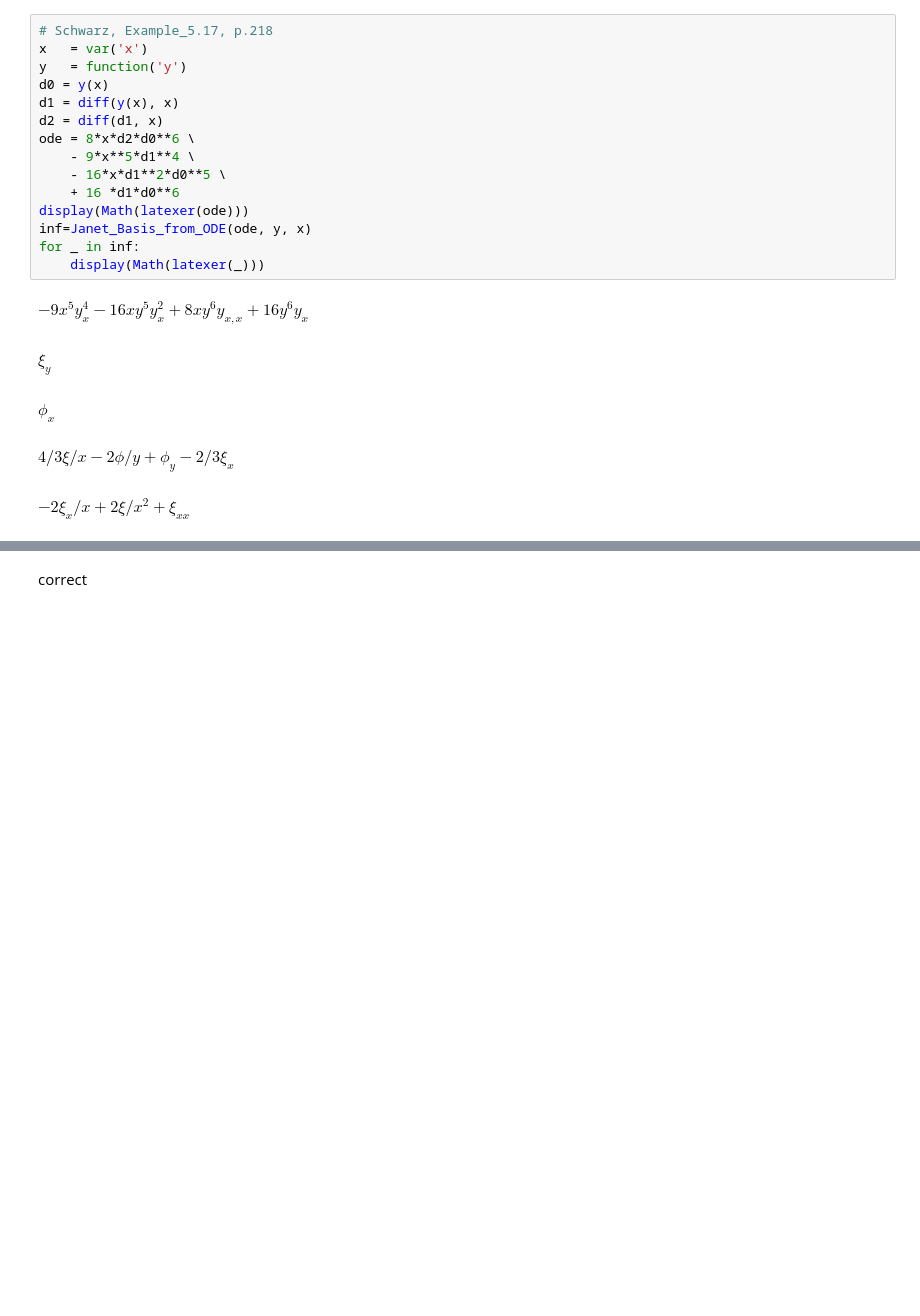
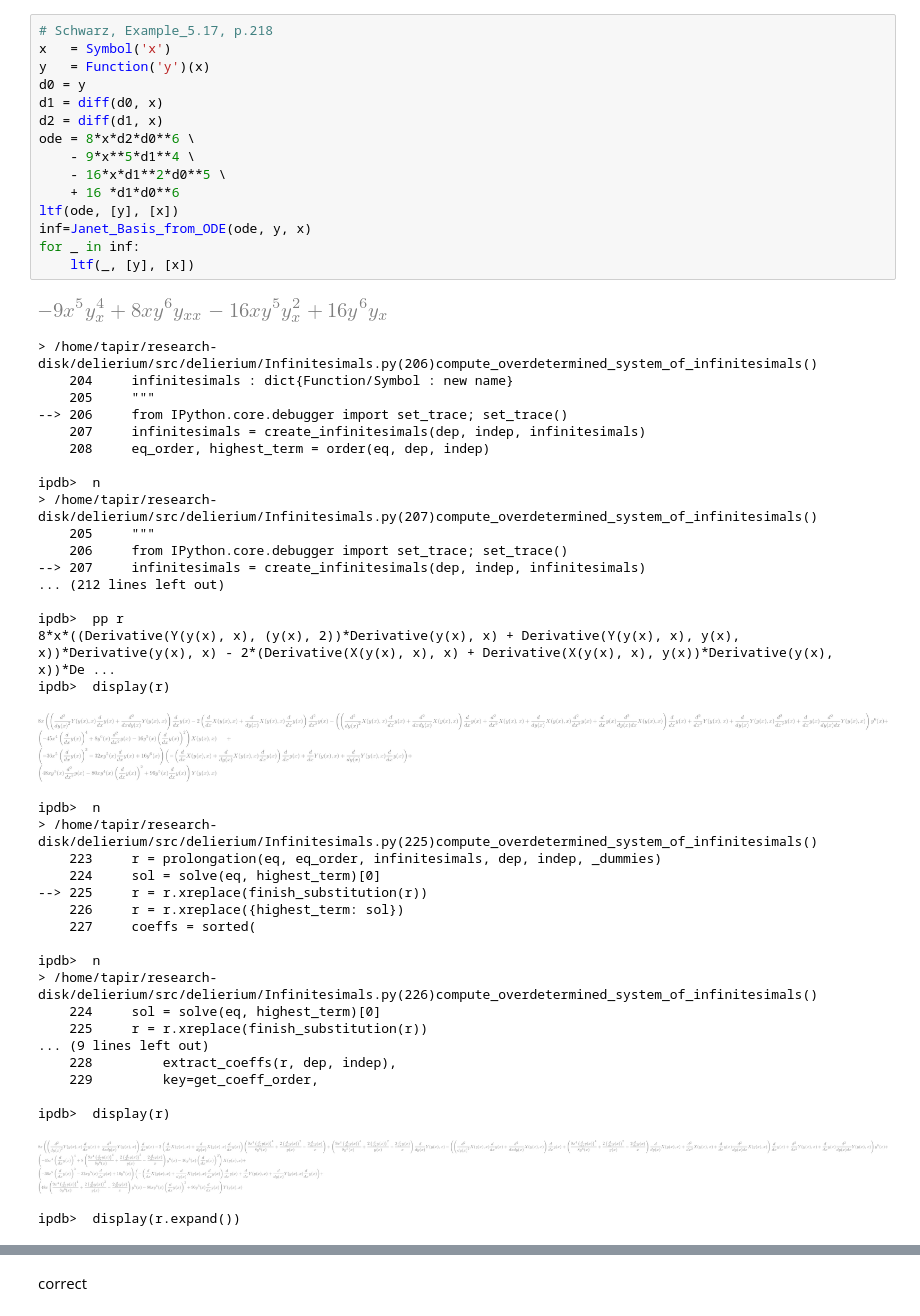
Before and after one commit to tapir442/delierium, a Jupyter notebook: notebooks/Schwarz/Schwarz_5.17.ipynb, the cells around one changed output, grey strips where cells are left out. Cells and saved outputs as stored; diff of their text form; blank space fills up the shorter version.

```diff
--- a/notebooks/Schwarz/Schwarz_5.17.ipynb
+++ b/notebooks/Schwarz/Schwarz_5.17.ipynb
@@ -11,21 +7,54 @@ from IPython.display import Math
 # %%
 # Schwarz, Example_5.17, p.218
-x   = var('x')
-y   = function('y')
-d0 = y(x)
-d1 = diff(y(x), x)
+x   = Symbol('x')
+y   = Function('y')(x)
+d0 = y
+d1 = diff(d0, x)
 d2 = diff(d1, x)
 ode = 8*x*d2*d0**6 \
     - 9*x**5*d1**4 \
     - 16*x*d1**2*d0**5 \
     + 16 *d1*d0**6
-display(Math(latexer(ode)))
+ltf(ode, [y], [x])
 inf=Janet_Basis_from_ODE(ode, y, x)
 for _ in inf:
-    display(Math(latexer(_)))
+    ltf(_, [y], [x])
 # %% [output]
-$\displaystyle -9 x^5 y_{x}^4 - 16 x y^5 y_{x}^2 + 8 x y^6 y_{x, x} + 16 y^6 y_{x}$
-$\displaystyle  \xi_{y}$
-$\displaystyle  \phi_{x}$
-$\displaystyle 4/3 \xi/x - 2 \phi/y +  \phi_{y} - 2/3  \xi_{x}$
-$\displaystyle -2  \xi_{x}/x + 2 \xi/x^2 +  \xi_{xx}$
+[figure, added]
+> /home/tapir/research-disk/delierium/src/delierium/Infinitesimals.py(206)compute_overdetermined_system_of_infinitesimals()
+    204     infinitesimals : dict{Function/Symbol : new name}
+    205     """
+--> 206     from IPython.core.debugger import set_trace; set_trace()
+    207     infinitesimals = create_infinitesimals(dep, indep, infinitesimals)
+    208     eq_order, highest_term = order(eq, dep, indep)
+
+ipdb>  n
+> /home/tapir/research-disk/delierium/src/delierium/Infinitesimals.py(207)compute_overdetermined_system_of_infinitesimals()
+    205     """
+    206     from IPython.core.debugger import set_trace; set_trace()
+--> 207     infinitesimals = create_infinitesimals(dep, indep, infinitesimals)
+... (212 lines left out)
+
+ipdb>  pp r
+8*x*((Derivative(Y(y(x), x), (y(x), 2))*Derivative(y(x), x) + Derivative(Y(y(x), x), y(x), x))*Derivative(y(x), x) - 2*(Derivative(X(y(x), x), x) + Derivative(X(y(x), x), y(x))*Derivative(y(x), x))*De ...
+ipdb>  display(r)
+[figure, added]
+ipdb>  n
+> /home/tapir/research-disk/delierium/src/delierium/Infinitesimals.py(225)compute_overdetermined_system_of_infinitesimals()
+    223     r = prolongation(eq, eq_order, infinitesimals, dep, indep, _dummies)
+    224     sol = solve(eq, highest_term)[0]
+--> 225     r = r.xreplace(finish_substitution(r))
+    226     r = r.xreplace({highest_term: sol})
+    227     coeffs = sorted(
+
+ipdb>  n
+> /home/tapir/research-disk/delierium/src/delierium/Infinitesimals.py(226)compute_overdetermined_system_of_infinitesimals()
+    224     sol = solve(eq, highest_term)[0]
+    225     r = r.xreplace(finish_substitution(r))
+... (9 lines left out)
+    228         extract_coeffs(r, dep, indep),
+    229         key=get_coeff_order,
+
+ipdb>  display(r)
+[figure, added]
+ipdb>  display(r.expand())
```
Also changed, not shown: parts of 2 cells of this notebook, 11 other files.
